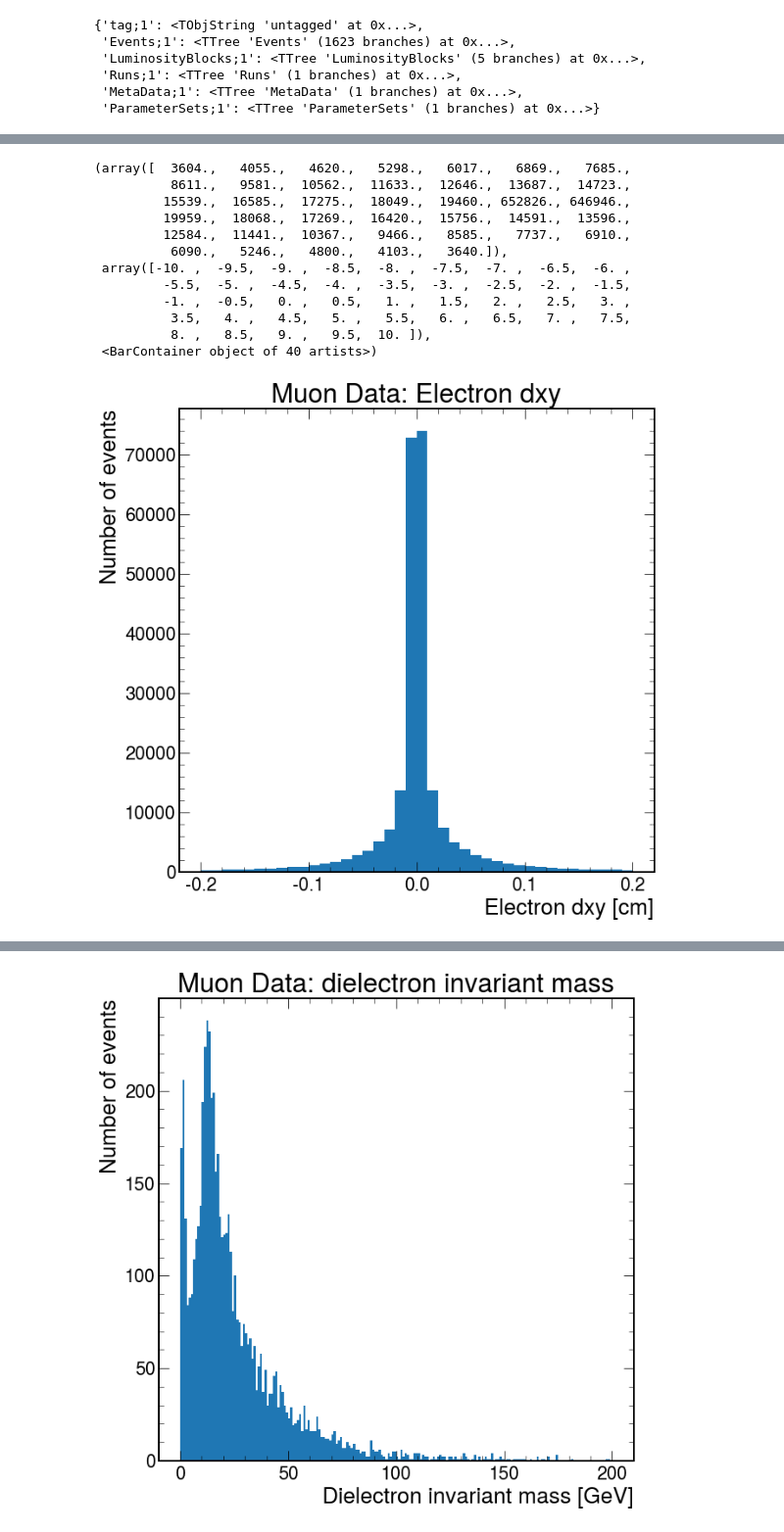
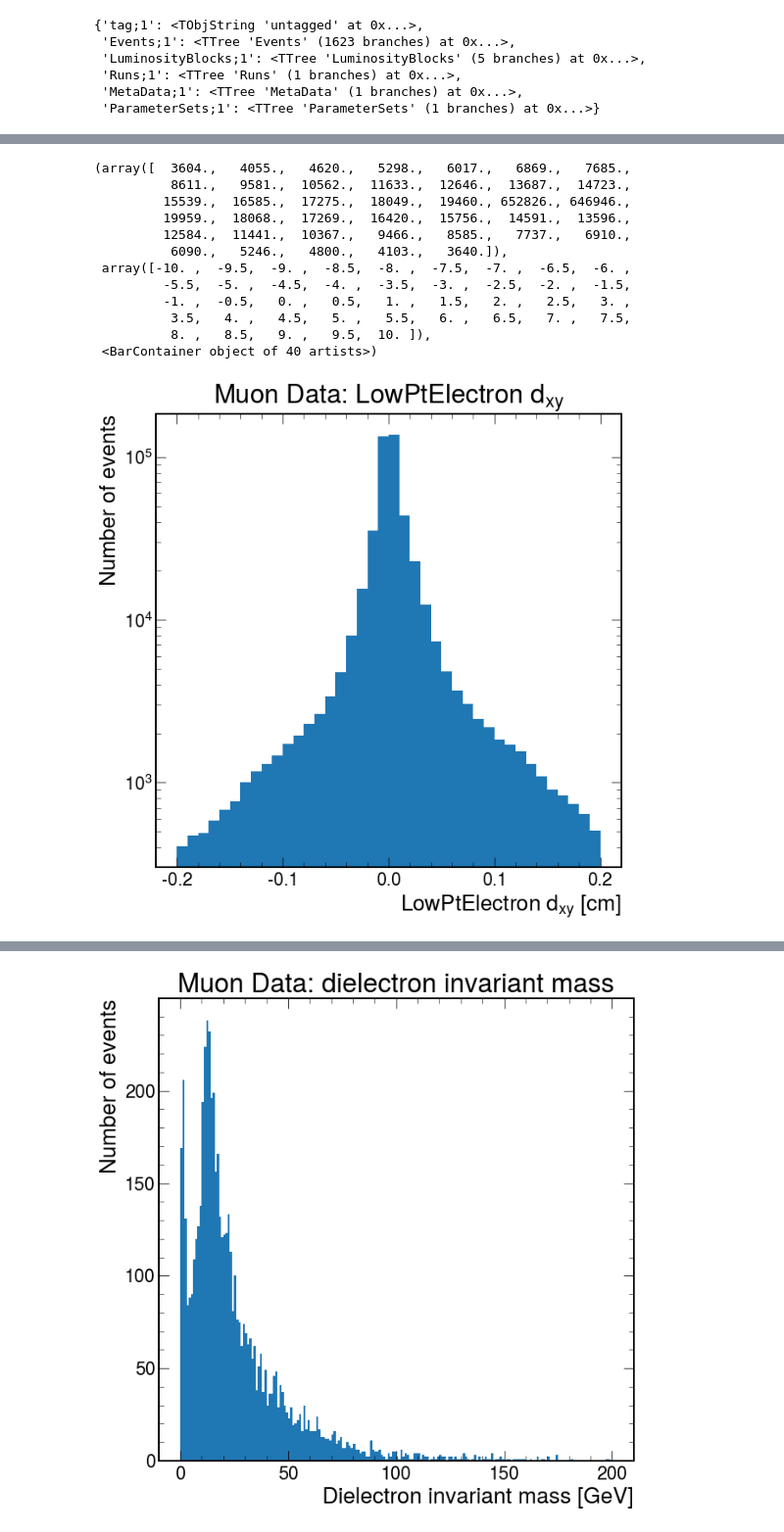
Before and after one commit to ku-cms/LeptonStudies, a Jupyter notebook: notebooks/electron_tnp_Jpsi_mass.ipynb, the cells around one changed output, grey strips where cells are left out. Shown: that part at 98% size. Cells and saved outputs as stored; diff of their text form; code cells hidden in the pictures.

Commit message:
Count low pt electrons and plot variables.

```diff
--- a/notebooks/electron_tnp_Jpsi_mass.ipynb
+++ b/notebooks/electron_tnp_Jpsi_mass.ipynb
@@ -148,45 +170,58 @@ ax.hist(ak.flatten(data_events.Muon.eta), bins=np.linspace(-5, 5, 101))
 # %%
 # Muon Data
 
+# LowPtElectron dxy
+fig, ax = plt.subplots()
+ax.set_title(r"Muon Data: LowPtElectron $d_{xy}$")
+ax.set_xlabel(r"LowPtElectron $d_{xy}$ [cm]")
+ax.set_ylabel(r"Number of events")
+ax.hist(ak.flatten(data_events.LowPtElectron.dxy), bins=np.linspace(-0.20, 0.20, 41), log=True)
+
+# LowPtElectron dz
+fig, ax = plt.subplots()
+ax.set_title(r"Muon Data: LowPtElectron $d_{z}$")
+ax.set_xlabel(r"LowPtElectron $d_{z}$ [cm]")
+ax.set_ylabel(r"Number of events")
+ax.hist(ak.flatten(data_events.LowPtElectron.dz), bins=np.linspace(-10.0, 10.0, 41), log=True)
+
 # Electron dxy
 fig, ax = plt.subplots()
-ax.set_title(r"Muon Data: Electron dxy")
-ax.set_xlabel(r"Electron dxy [cm]")
+ax.set_title(r"Muon Data: Electron $d_{xy}$")
+ax.set_xlabel(r"Electron $d_{xy}$ [cm]")
 ax.set_ylabel(r"Number of events")
-ax.hist(ak.flatten(data_events.Electron.dxy), bins=np.linspace(-0.20, 0.20, 41))
+ax.hist(ak.flatten(data_events.Electron.dxy), bins=np.linspace(-0.20, 0.20, 41), log=True)
 
 # Electron dz
 fig, ax = plt.subplots()
-ax.set_title(r"Muon Data: Electron dz")
-ax.set_xlabel(r"Electron dz [cm]")
+ax.set_title(r"Muon Data: Electron $d_{z}$")
+ax.set_xlabel(r"Electron $d_{z}$ [cm]")
 ax.set_ylabel(r"Number of events")
 ax.hist(ak.flatten(data_events.Electron.dz), bins=np.linspace(-10.0, 10.0, 41), log=True)
 
 # Muon dxy
 fig, ax = plt.subplots()
-ax.set_title(r"Muon Data: Muon dxy")
-ax.set_xlabel(r"Muon dxy [cm]")
+ax.set_title(r"Muon Data: Muon $d_{xy}$")
+ax.set_xlabel(r"Muon $d_{xy}$ [cm]")
 ax.set_ylabel(r"Number of events")
-ax.hist(ak.flatten(data_events.Muon.dxy), bins=np.linspace(-0.20, 0.20, 41))
+ax.hist(ak.flatten(data_events.Muon.dxy), bins=np.linspace(-0.20, 0.20, 41), log=True)
 
 # Muon dz
 fig, ax = plt.subplots()
-ax.set_title(r"Muon Data: Muon dz")
-ax.set_xlabel(r"Muon dz [cm]")
+ax.set_title(r"Muon Data: Muon $d_{z}$")
+ax.set_xlabel(r"Muon $d_{z}$ [cm]")
 ax.set_ylabel(r"Number of events")
-#ax.hist(ak.flatten(data_events.Muon.dz), bins=np.linspace(-0.20, 0.20, 41))
 ax.hist(ak.flatten(data_events.Muon.dz), bins=np.linspace(-10.0, 10.0, 41), log=True)
 # %% [output]
 (array([  3604.,   4055.,   4620.,   5298.,   6017.,   6869.,   7685.,
           8611.,   9581.,  10562.,  11633.,  12646.,  13687.,  14723.,
          15539.,  16585.,  17275.,  18049.,  19460., 652826., 646946.,
          19959.,  18068.,  17269.,  16420.,  15756.,  14591.,  13596.,
          12584.,  11441.,  10367.,   9466.,   8585.,   7737.,   6910.,
           6090.,   5246.,   4800.,   4103.,   3640.]),
  array([-10. ,  -9.5,  -9. ,  -8.5,  -8. ,  -7.5,  -7. ,  -6.5,  -6. ,
          -5.5,  -5. ,  -4.5,  -4. ,  -3.5,  -3. ,  -2.5,  -2. ,  -1.5,
          -1. ,  -0.5,   0. ,   0.5,   1. ,   1.5,   2. ,   2.5,   3. ,
           3.5,   4. ,   4.5,   5. ,   5.5,   6. ,   6.5,   7. ,   7.5,
           8. ,   8.5,   9. ,   9.5,  10. ]),
  <BarContainer object of 40 artists>)
-[figure, old version]
+[figure, new version]
```
Also changed, not shown: parts of 3 cells of this notebook, 1 other file.
